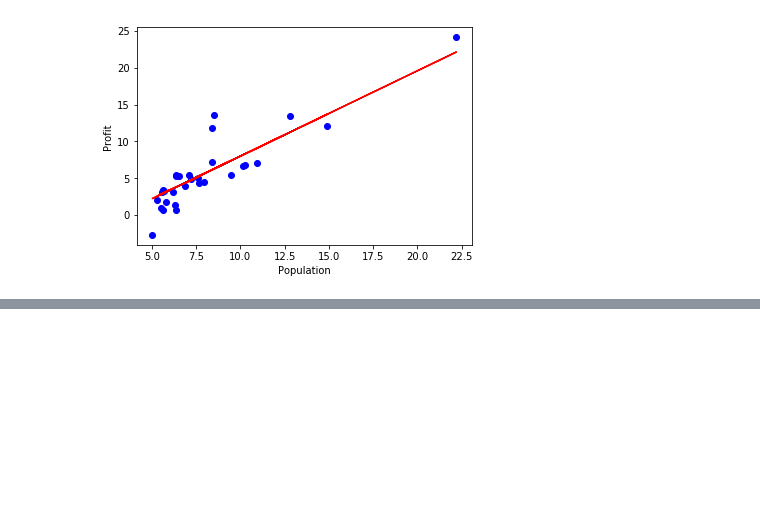
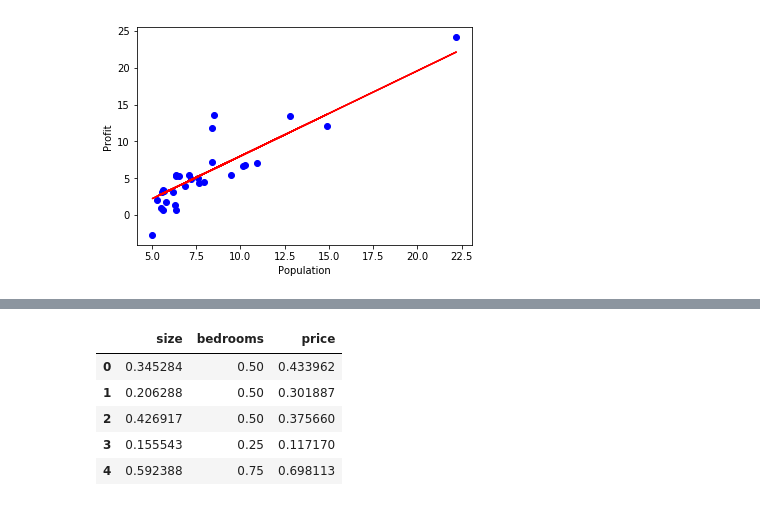
Before and after one commit to sabanasimbutt/Machine-Learning, a Jupyter notebook: Machine Learning Assignments/LinearRegression.ipynb, the cells around one changed output, grey strips where cells are left out. Cells and saved outputs as stored; diff of their text form; code cells hidden in the pictures; blank space fills up the shorter version.

```diff
--- a/Machine Learning Assignments/LinearRegression.ipynb
+++ b/Machine Learning Assignments/LinearRegression.ipynb
@@ -142,0 +158,17 @@ plt.show()
+# %%
+def normalize(x):
+    normalizedx= (x- x.min())/ (x.max()-x.min())
+    return normalizedx
+# %%
+datam['size']= normalize(datam['size'])
+datam['price']= normalize(datam['price'])
+datam['bedrooms']= normalize(datam['bedrooms'])
+# %%
+datam.head()
+# %% [output]
+|  | size | bedrooms | price |
+| 0 | 0.345284 | 0.50 | 0.433962 |
+| 1 | 0.206288 | 0.50 | 0.301887 |
+| 2 | 0.426917 | 0.50 | 0.375660 |
+| 3 | 0.155543 | 0.25 | 0.117170 |
+| 4 | 0.592388 | 0.75 | 0.698113 |
```
Also changed, not shown: parts of 9 cells of this notebook.
